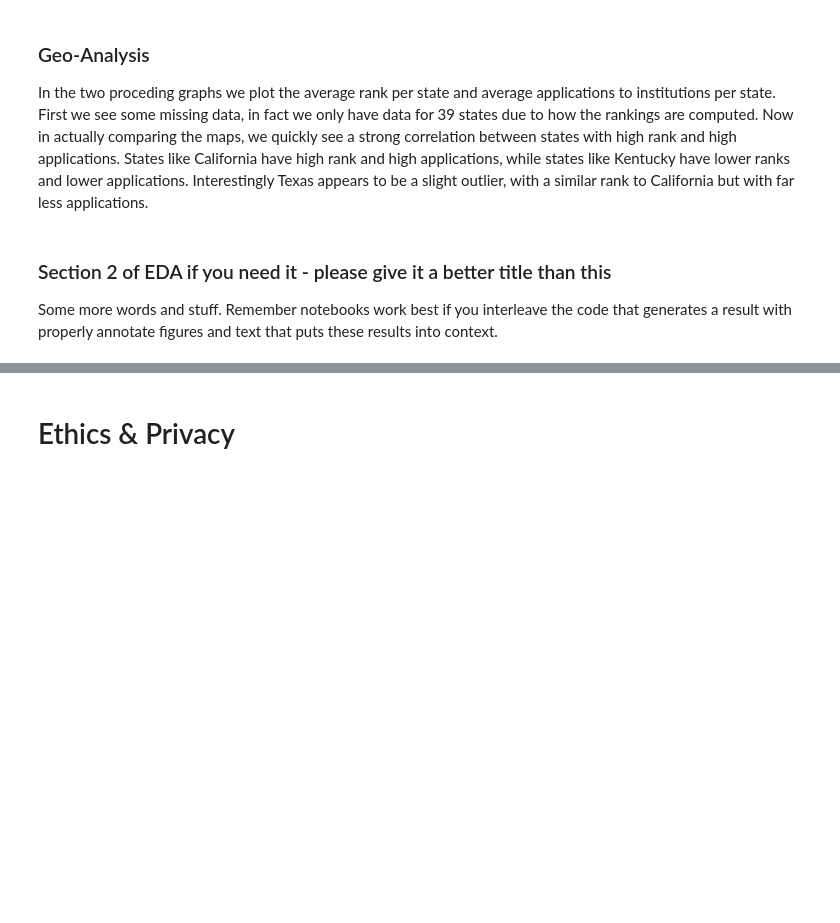
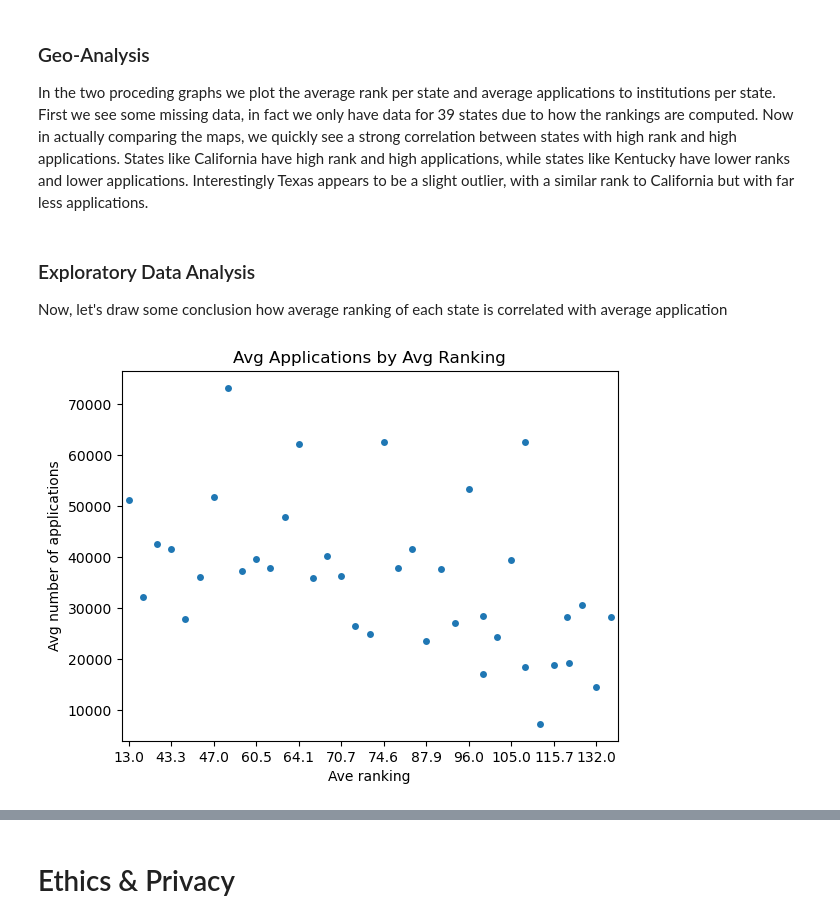
Before and after one commit to hamzahmansuri/university-admissions-analysis, a Jupyter notebook: EDACheckpoint_Group059_SP25.ipynb, the cells around one changed output, grey strips where cells are left out. Saved outputs shown, nothing was run; the diff lists cells and outputs as text; code cells hidden in the pictures; blank space fills up the shorter version.

Commit message:
EDA scatterplot

```diff
--- a/EDACheckpoint_Group059_SP25.ipynb
+++ b/EDACheckpoint_Group059_SP25.ipynb
@@ -159,7 +201,7 @@ project = project.drop('University_x', axis=1)
 project = project.rename(columns={'University_y': 'University'})
 
 #Since DC is not a state, but appeared in state column, we need correct state name to New York
-project['State'] = project['State'].replace('DC', 'NY')
+project['State'] = project['State'].replace('DC', 'MD')
 
 
 #Add population number into each state, we need this later for analysis
@@ -214,3 +264,4 @@ gdf.head()
 # %%
-ranks = project.groupby(by = 'State')[['Rank', 'Application','Estimated Population (2023)']].mean().reset_index()
+# Get mean value of ranking and application for each state
+ranks = project.groupby(by = 'State')[['Rank', 'Application','Estimated Population (2023)','Admitted','Enrolled']].mean().reset_index()
 ranks.head(3)
@@ -289,7 +363,3 @@ plot_data('Estimated Population (2023)', 'Estimated Population Per State', 'Esti
 # %% [markdown]
 ### Geo-Analysis
 In the two proceding graphs we plot the average rank per state and average applications to institutions per state. First we see some missing data, in fact we only have data for 39 states due to how the rankings are computed.  Now in actually comparing the maps, we quickly see a strong correlation between states with high rank and high applications.  States like California have high rank and high applications, while states like Kentucky have lower ranks and lower applications.  Interestingly Texas appears to be a slight outlier, with a similar rank to California but with far less applications.
-# %% [markdown]
-### Section 2 of EDA if you need it  - please give it a better title than this
-
-Some more words and stuff.  Remember notebooks work best if you interleave the code that generates a result with properly annotate figures and text that puts these results into context.
@@ -298,0 +366,26 @@ Some more words and stuff.  Remember notebooks work best if you interleave the c
+# %% [markdown]
+### Exploratory Data Analysis
+
+Now, let's draw some conclusion how average ranking of each state is correlated with average application
+# %%
+# Create a dot plot (strip plot) of applications by rank
+ranks['Rank'] = ranks['Rank'].round(1)
+
+sns.stripplot(
+    x='Rank',           # Rank on the x-axis
+    y='Application',    # Number of applications on the y-axis
+    data=ranks,          # Data source (your DataFrame)
+    jitter=True         # Add horizontal jitter to reduce overlap of dots
+)
+
+# Add a title and axis labels
+plt.title("Avg Applications by Avg Ranking")
+plt.xlabel("Ave ranking")
+plt.gca().set_xticks(plt.xticks()[0][::3])
+# Format x-axis tick labels to 2 decimal places
+plt.ylabel("Avg number of applications")
+
+# Display the plot
+plt.show()
+# %% [output]
+[figure, added]
```
Also changed, not shown: parts of 23 cells of this notebook.
